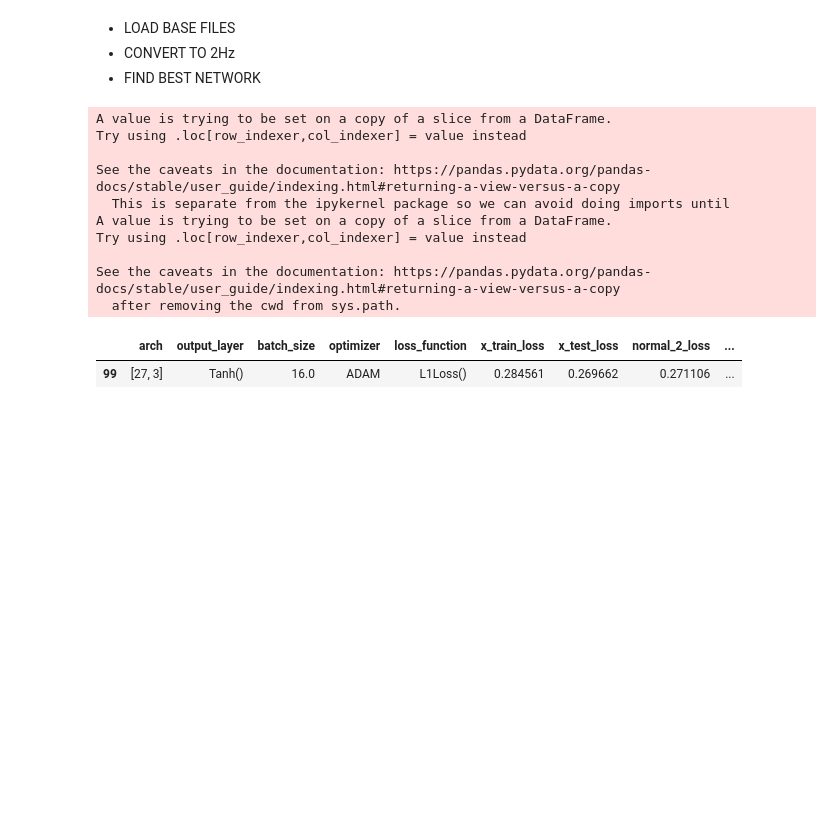
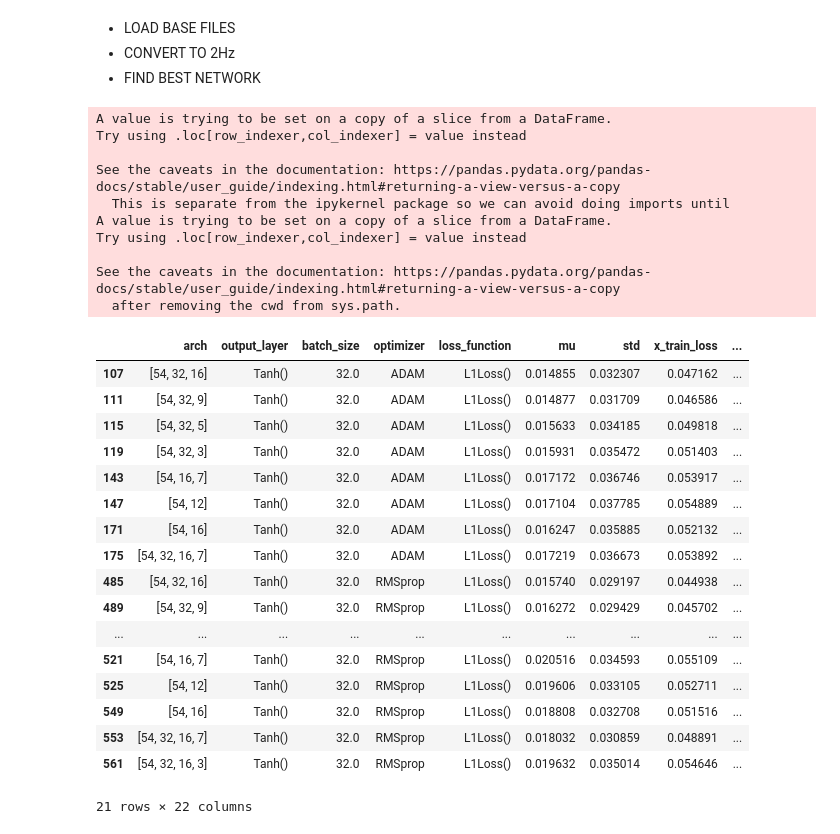
Before and after one commit to marcelomamc88/framework_evolutivo_fdi, a Jupyter notebook: detector/autoencoder/parse_output.ipynb, the cells around one changed output. Drawn from its saved outputs; the diff is of its cells as text; code cells hidden in the pictures; blank space fills up the shorter version.

```diff
--- a/detector/autoencoder/parse_output.ipynb
+++ b/detector/autoencoder/parse_output.ipynb
@@ -26,7 +27,7 @@ OUT OF PATTERN
 [[1.]]
 '''
 
-with open('./outputs/data_representation_1output-dr_3-ts_0.8-lf_096-limit_5000-wl_10 (6).txt') as f:
+with open('./outputs/output_dr2 (1).txt') as f:
     lines = f.readlines()
 
 height = 91
@@ -69,22 +70,38 @@ for k, column_name in enumerate(columns):
 
 f.close()
 # %%
-q1 = output.query('f1_acc > 0 and normal_1_acc > 60 and normal_2_acc > 0 and f3_acc > 20 and f4_acc > 20')
+q = output.query('f1_acc > 0 and normal_1_acc > 50 and normal_2_acc > 50 and f1_acc > 50 and f2_acc > 50 and f3_acc > 50 and f4_acc > 50')
 
-q1['d_trainloss_f1loss'] = q1['f1_loss'] - q1['x_train_loss']
-q1['d_normal1_normal2_acc'] = q1['normal_1_acc'] - q1['normal_2_acc']
+q['d_trainloss_f1loss'] = q['f1_loss'] - q['x_train_loss']
+q['d_normal1_normal2_acc'] = q['normal_1_acc'] - q['normal_2_acc']
 
-q1
+q
 # %% [output]
 A value is trying to be set on a copy of a slice from a DataFrame.
 Try using .loc[row_indexer,col_indexer] = value instead
 
 See the caveats in the documentation: https://pandas.pydata.org/pandas-docs/stable/user_guide/indexing.html#returning-a-view-versus-a-copy
   This is separate from the ipykernel package so we can avoid doing imports until
 A value is trying to be set on a copy of a slice from a DataFrame.
 Try using .loc[row_indexer,col_indexer] = value instead
 
 See the caveats in the documentation: https://pandas.pydata.org/pandas-docs/stable/user_guide/indexing.html#returning-a-view-versus-a-copy
   after removing the cwd from sys.path.
-|  | arch | output_layer | batch_size | optimizer | loss_function | x_train_loss | x_test_loss | normal_2_loss | ... |
-| 99 | [27, 3] | Tanh() | 16.0 | ADAM | L1Loss() | 0.284561 | 0.269662 | 0.271106 | ... |
+|  | arch | output_layer | batch_size | optimizer | loss_function | mu | std | x_train_loss | ... |
+| 107 | [54, 32, 16] | Tanh() | 32.0 | ADAM | L1Loss() | 0.014855 | 0.032307 | 0.047162 | ... |
+| 111 | [54, 32, 9] | Tanh() | 32.0 | ADAM | L1Loss() | 0.014877 | 0.031709 | 0.046586 | ... |
+| 115 | [54, 32, 5] | Tanh() | 32.0 | ADAM | L1Loss() | 0.015633 | 0.034185 | 0.049818 | ... |
+| 119 | [54, 32, 3] | Tanh() | 32.0 | ADAM | L1Loss() | 0.015931 | 0.035472 | 0.051403 | ... |
+| 143 | [54, 16, 7] | Tanh() | 32.0 | ADAM | L1Loss() | 0.017172 | 0.036746 | 0.053917 | ... |
+| 147 | [54, 12] | Tanh() | 32.0 | ADAM | L1Loss() | 0.017104 | 0.037785 | 0.054889 | ... |
+| 171 | [54, 16] | Tanh() | 32.0 | ADAM | L1Loss() | 0.016247 | 0.035885 | 0.052132 | ... |
+| 175 | [54, 32, 16, 7] | Tanh() | 32.0 | ADAM | L1Loss() | 0.017219 | 0.036673 | 0.053892 | ... |
+| 485 | [54, 32, 16] | Tanh() | 32.0 | RMSprop | L1Loss() | 0.015740 | 0.029197 | 0.044938 | ... |
+| 489 | [54, 32, 9] | Tanh() | 32.0 | RMSprop | L1Loss() | 0.016272 | 0.029429 | 0.045702 | ... |
+| ... | ... | ... | ... | ... | ... | ... | ... | ... | ... |
+| 521 | [54, 16, 7] | Tanh() | 32.0 | RMSprop | L1Loss() | 0.020516 | 0.034593 | 0.055109 | ... |
+| 525 | [54, 12] | Tanh() | 32.0 | RMSprop | L1Loss() | 0.019606 | 0.033105 | 0.052711 | ... |
+| 549 | [54, 16] | Tanh() | 32.0 | RMSprop | L1Loss() | 0.018808 | 0.032708 | 0.051516 | ... |
+| 553 | [54, 32, 16, 7] | Tanh() | 32.0 | RMSprop | L1Loss() | 0.018032 | 0.030859 | 0.048891 | ... |
+| 561 | [54, 32, 16, 3] | Tanh() | 32.0 | RMSprop | L1Loss() | 0.019632 | 0.035014 | 0.054646 | ... |
+21 rows × 22 columns
```
Also changed, not shown: parts of 3 cells of this notebook, 39 other files.
